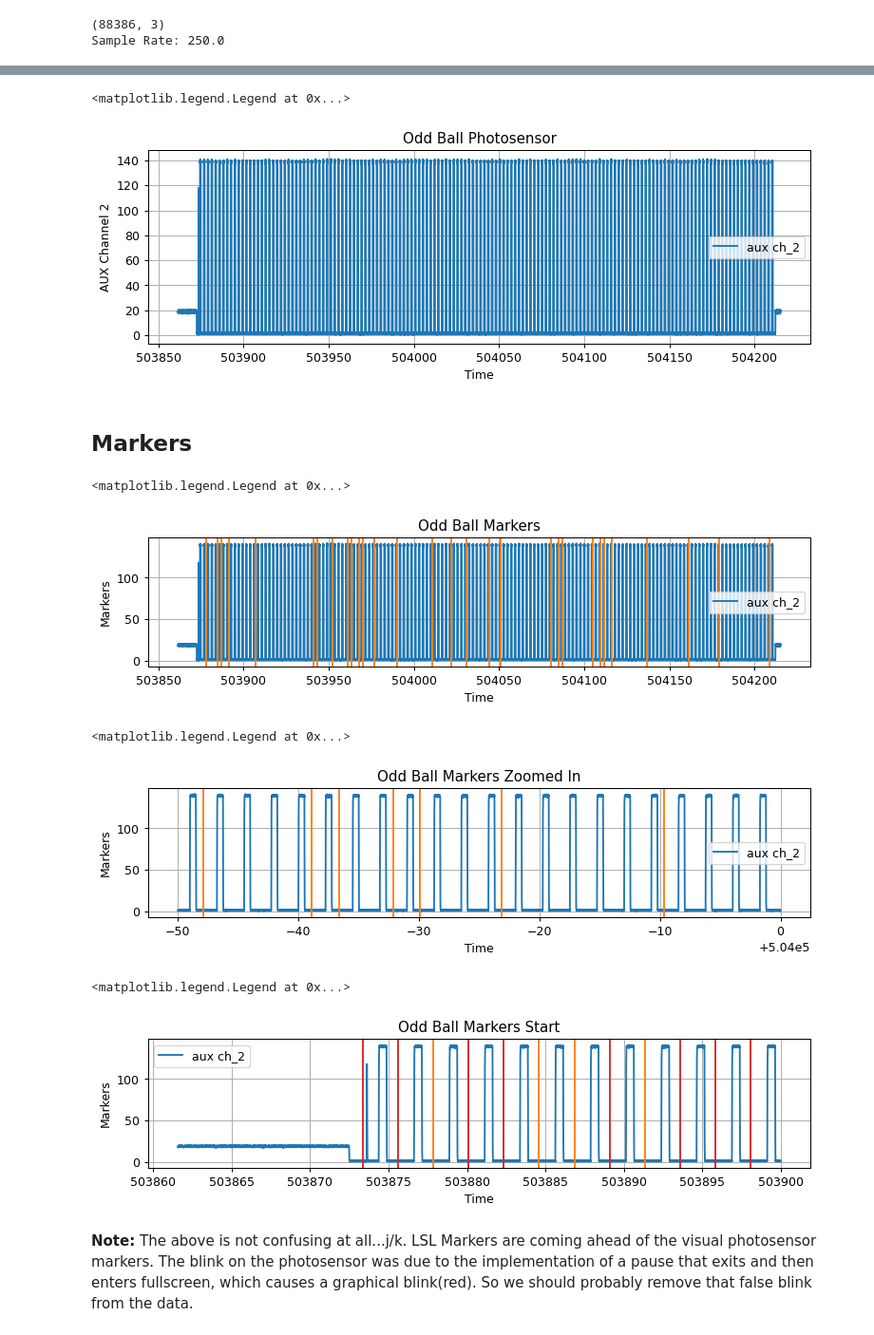
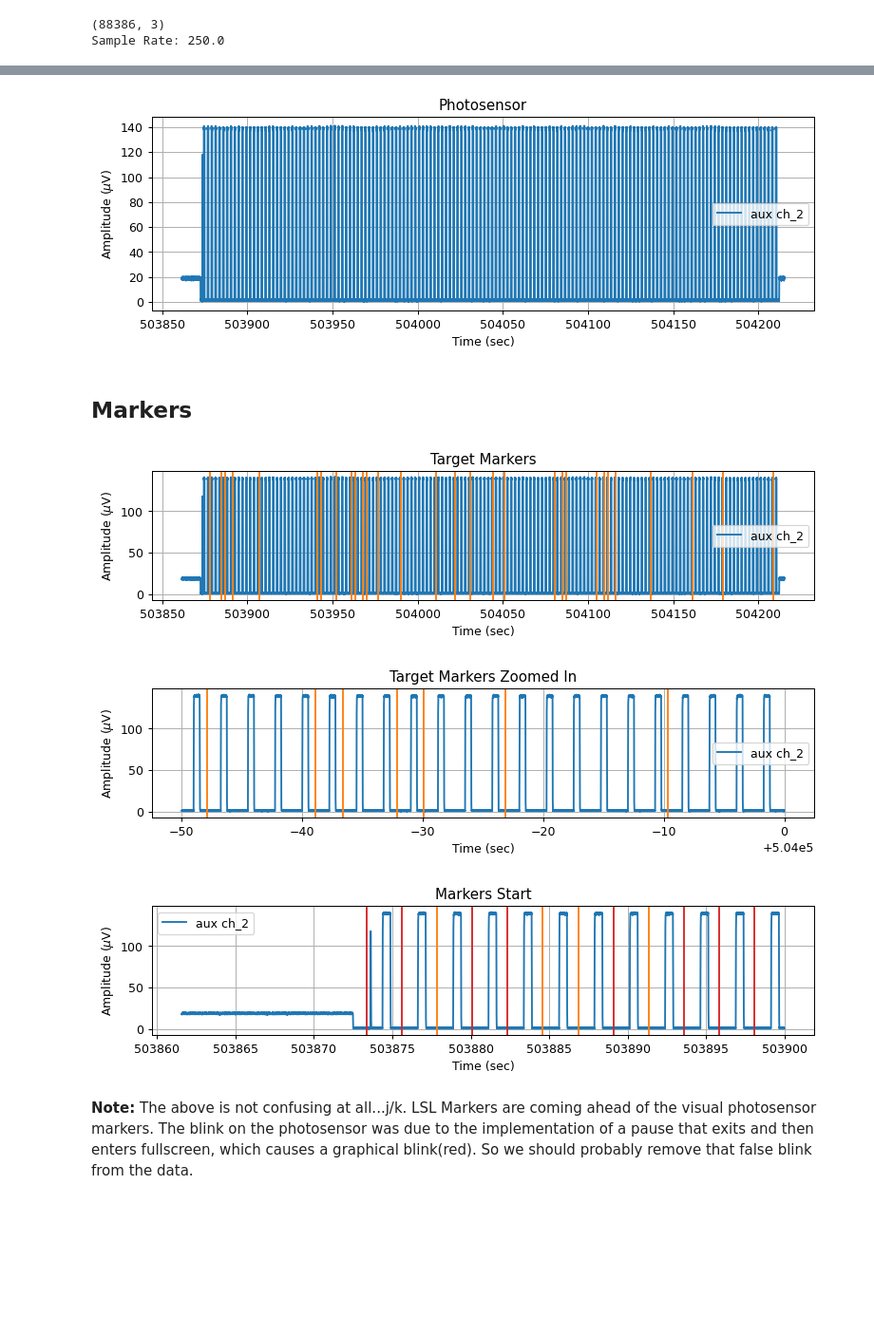
Before and after one commit to Surfincolin/openbci-standards, a Jupyter notebook: Odd_Ball_Analysis.ipynb, the cells around one changed output, grey strips where cells are left out. Shown: that part at 95% size. Saved outputs shown, nothing was run; the diff lists cells and outputs as text; code cells hidden in the pictures; blank space fills up the shorter version.

```diff
--- a/Odd_Ball_Analysis.ipynb
+++ b/Odd_Ball_Analysis.ipynb
@@ -140,14 +139,13 @@ fig, ax = plt.subplots(figsize = (10, 3), dpi = 90)
 y = aux_data[:,1]
 ax.plot(aux_ts, y, label=aux_chs[1])
 
-ax.set_xlabel('Time')
-ax.set_ylabel('AUX Channel 2')
-ax.set_title('Odd Ball Photosensor')
+ax.set_xlabel('Time (sec)')
+ax.set_ylabel(r'Amplitude ($\mu$V)')
+ax.set_title('Photosensor')
 ax.grid(True)
-ax.legend()
+_ = ax.legend()
 # %% [output]
-<matplotlib.legend.Legend at 0x...>
-[figure, old version]
+[figure, new version]
 # %% [markdown]
 ## Markers
 # %%
@@ -165,14 +163,13 @@ for timestamp, marker in zip(marker_ts, marker_data):
 #             else:
 #                 ax.axvline(x=timestamp, color='C3')
 
-ax.set_xlabel('Time')
-ax.set_ylabel('Markers')
-ax.set_title('Odd Ball Markers')
+ax.set_xlabel('Time (sec)')
+ax.set_ylabel(r'Amplitude ($\mu$V)')
+ax.set_title('Target Markers')
 ax.grid(True)
-ax.legend()
+_ = ax.legend()
 # %% [output]
-<matplotlib.legend.Legend at 0x...>
-[figure, old version]
+[figure, new version]
 # %%
 def get_samples_for_t_range(time_series, time_stamps, t_range):
     low_filt = time_stamps >= t_range[0]
@@ -194,37 +191,35 @@ for timestamp, marker in zip(marker_data_zoom_ts, marker_data_zoom):
     if (marker[0] == '1'):
         ax.axvline(x=timestamp, color='C1')
 
-ax.set_xlabel('Time')
-ax.set_ylabel('Markers')
-ax.set_title('Odd Ball Markers Zoomed In')
+ax.set_xlabel('Time (sec)')
+ax.set_ylabel(r'Amplitude ($\mu$V)')
+ax.set_title('Target Markers Zoomed In')
 ax.grid(True)
-ax.legend()
+_ = ax.legend()
 # %% [output]
-<matplotlib.legend.Legend at 0x...>
-[figure, old version]
+[figure, new version]
 # %%
 aux_data_zoom, aux_data_zoom_ts = get_samples_for_t_range(aux_data, aux_ts, [503850, 503900])
 marker_data_zoom, marker_data_zoom_ts = get_samples_for_t_range(np.array(marker_data), marker_ts, [503850, 503900])
 
 fig, ax = plt.subplots(figsize = (10, 2), dpi = 90)
 
 y = aux_data_zoom[:,1]
 ax.plot(aux_data_zoom_ts, y, label=aux_chs[1])
 
 for timestamp, marker in zip(marker_data_zoom_ts, marker_data_zoom):
     if (marker[0] == '1'):
         ax.axvline(x=timestamp, color='C1')
     else:
         ax.axvline(x=timestamp, color='C3')
 
-ax.set_xlabel('Time')
-ax.set_ylabel('Markers')
-ax.set_title('Odd Ball Markers Start')
+ax.set_xlabel('Time (sec)')
+ax.set_ylabel(r'Amplitude ($\mu$V)')
+ax.set_title('Markers Start')
 ax.grid(True)
-ax.legend()
+_ = ax.legend()
 # %% [output]
-<matplotlib.legend.Legend at 0x...>
-[figure, old version]
+[figure, new version]
 # %% [markdown]
 **Note:** The above is not confusing at all...j/k. LSL Markers are coming ahead of the visual photosensor markers. The blink on the photosensor was due to the implementation of a pause that exits and then enters fullscreen, which causes a graphical blink(red). So we should probably remove that false blink from the data.
 # %% [markdown]
```
Also changed, not shown: parts of 17 cells of this notebook.
